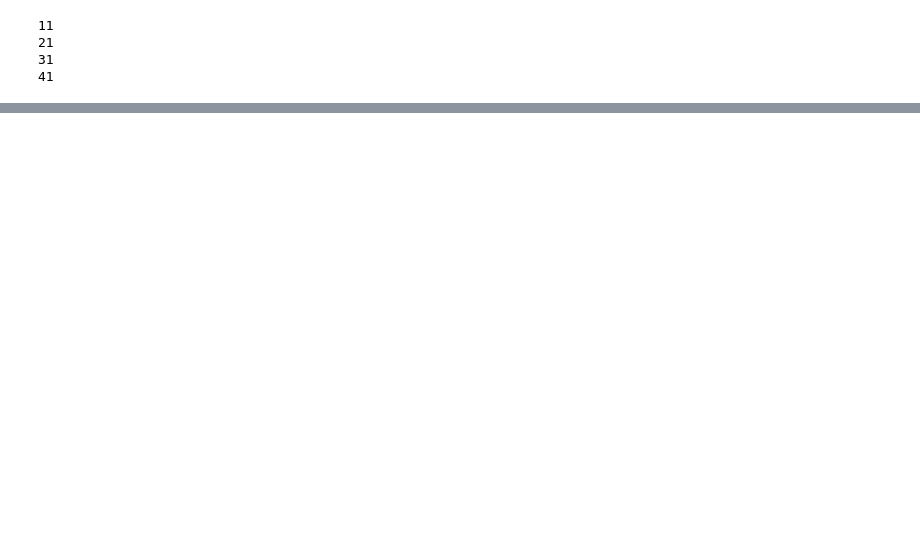
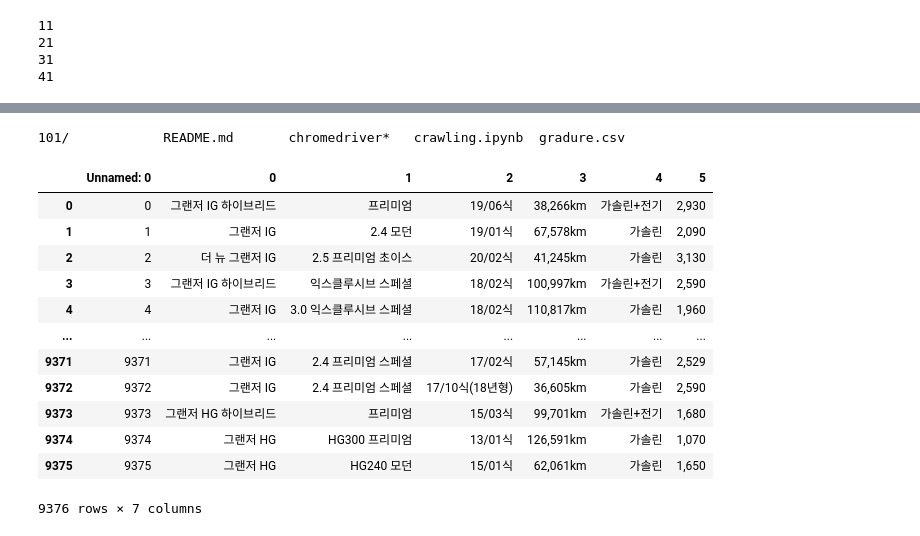
Before and after one commit to y001003/usedcar_pricing, a Jupyter notebook: crawling.ipynb, the cells around one changed output, grey strips where cells are left out. Drawn from its saved outputs; the diff is of its cells as text; code cells hidden in the pictures; blank space fills up the shorter version.

```diff
--- a/crawling.ipynb
+++ b/crawling.ipynb
@@ -359,0 +503,21 @@ len(datas)
+# %%
+ls
+# %% [output]
+101/            README.md       chromedriver*   crawling.ipynb  gradure.csv
+# %%
+df2 = pd.read_csv('./gradure.csv')
+df2
+# %% [output]
+|  | Unnamed: 0 | 0 | 1 | 2 | 3 | 4 | 5 |
+| 0 | 0 | 그랜저 IG 하이브리드 | 프리미엄 | 19/06식 | 38,266km | 가솔린+전기 | 2,930 |
+| 1 | 1 | 그랜저 IG | 2.4 모던 | 19/01식 | 67,578km | 가솔린 | 2,090 |
+| 2 | 2 | 더 뉴 그랜저 IG | 2.5 프리미엄 초이스 | 20/02식 | 41,245km | 가솔린 | 3,130 |
+| 3 | 3 | 그랜저 IG 하이브리드 | 익스클루시브 스페셜 | 18/02식 | 100,997km | 가솔린+전기 | 2,590 |
+| 4 | 4 | 그랜저 IG | 3.0 익스클루시브 스페셜 | 18/02식 | 110,817km | 가솔린 | 1,960 |
+| ... | ... | ... | ... | ... | ... | ... | ... |
+| 9371 | 9371 | 그랜저 IG | 2.4 프리미엄 스페셜 | 17/02식 | 57,145km | 가솔린 | 2,529 |
+| 9372 | 9372 | 그랜저 IG | 2.4 프리미엄 스페셜 | 17/10식(18년형) | 36,605km | 가솔린 | 2,590 |
+| 9373 | 9373 | 그랜저 HG 하이브리드 | 프리미엄 | 15/03식 | 99,701km | 가솔린+전기 | 1,680 |
+| 9374 | 9374 | 그랜저 HG | HG300 프리미엄 | 13/01식 | 126,591km | 가솔린 | 1,070 |
+| 9375 | 9375 | 그랜저 HG | HG240 모던 | 15/01식 | 62,061km | 가솔린 | 1,650 |
+9376 rows × 7 columns
```
Also changed, not shown: parts of 16 cells of this notebook, 1 other file.
